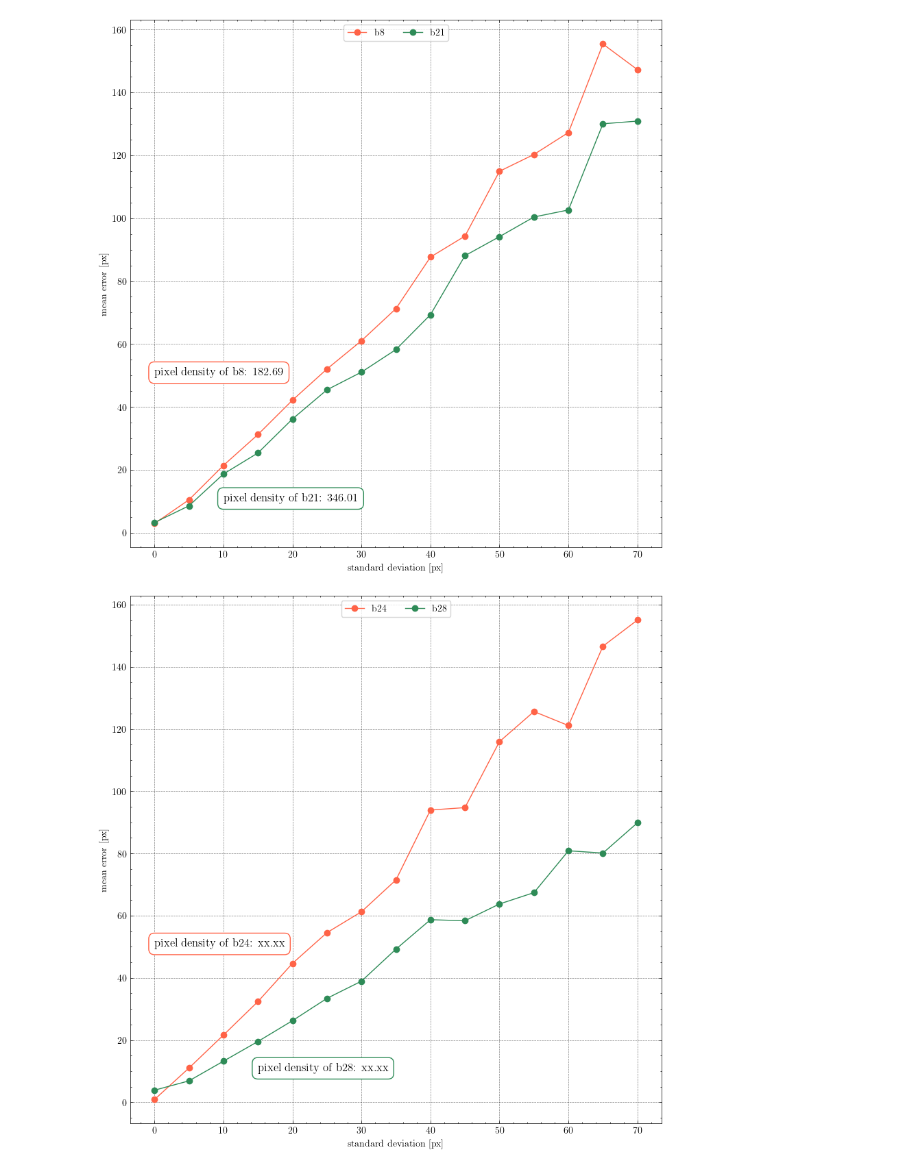
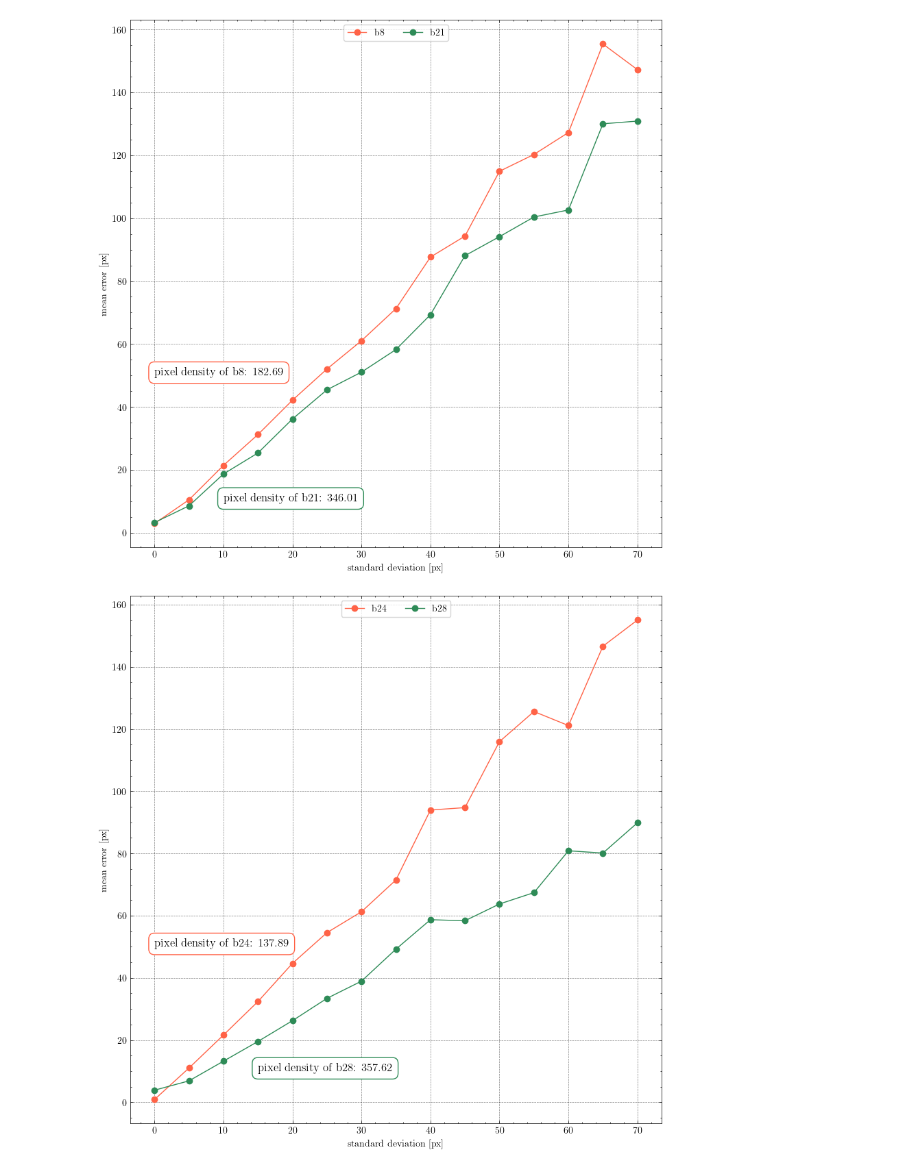
Before and after one commit to Sntz91/calibration-code, a Jupyter notebook: pixel_density.ipynb, the cells around one changed output. Drawn from its saved outputs; the diff is of its cells as text; code cells hidden in the pictures.

```diff
--- a/pixel_density.ipynb
+++ b/pixel_density.ipynb
@@ -267,33 +267,33 @@ errors_good.append(error[1])
 for std, result_dict in results2.items():
     stds.append(std)
     errors_bad.append(np.mean(result_dict['b24']))
     errors_good.append(np.mean(result_dict['b28']))
 
 ax.plot(stds, errors_bad, color='tomato', marker='o', label='b24')
 ax.plot(stds, errors_good, color='seagreen', marker='o', label='b28')
 
 ax.set_xlabel('standard deviation [px]')
 ax.set_ylabel('mean error [px]')
-plt.savefig('pixel_density_0029.png', dpi=300)
 
 ax.legend(loc='upper center', bbox_to_anchor=(0.5, 1.0),
           ncol=3, fancybox=True, shadow=False, framealpha=0.8)
 
 ax.annotate(
-    'pixel density of b24: xx.xx',
+    'pixel density of b24: 137.89',
     xy=(0, 50),
     color='black',
     fontsize=12,
     bbox=dict(facecolor='white', edgecolor='tomato', boxstyle="round", pad=0.5)
 )
 ax.annotate(
     'pixel density of b28: 357.62',
     xy=(15, 10),
     color='black',
     fontsize=12,
     bbox=dict(facecolor='white', edgecolor='seagreen', boxstyle="round", pad=0.5)
 )
 
+plt.savefig('pixel_density_0029.png', dpi=300)
 plt.show()
 # %% [output]
-[figure, old version]
+[figure, new version]
```
Also changed, not shown: 4 other files.
